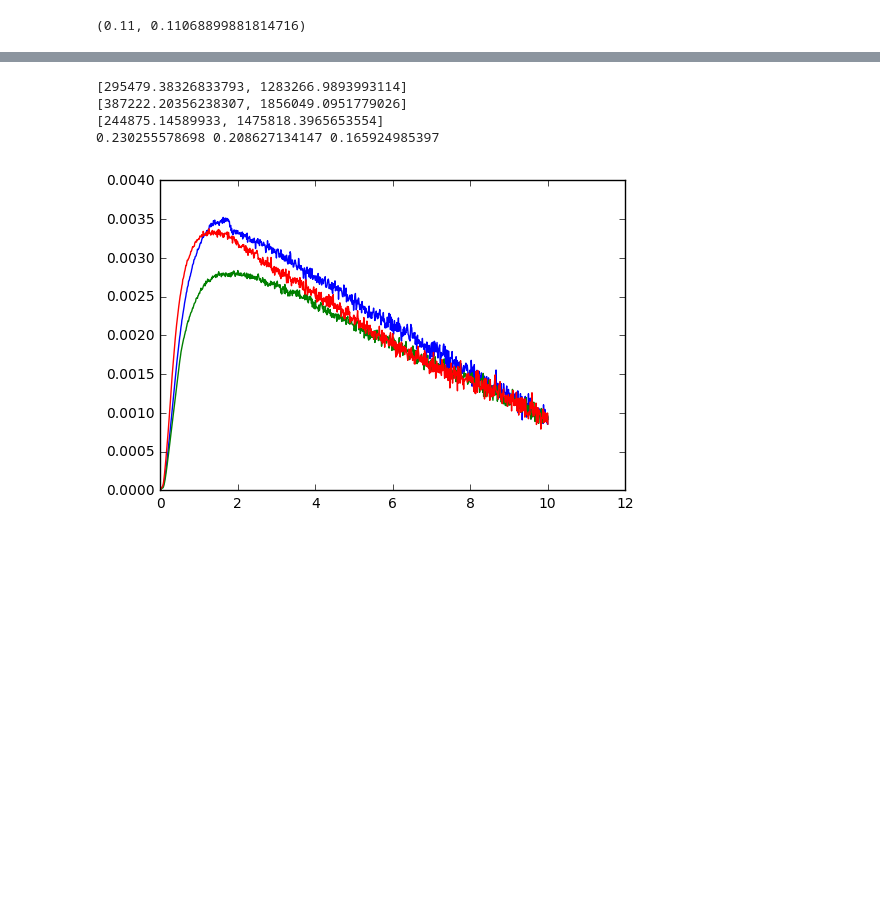
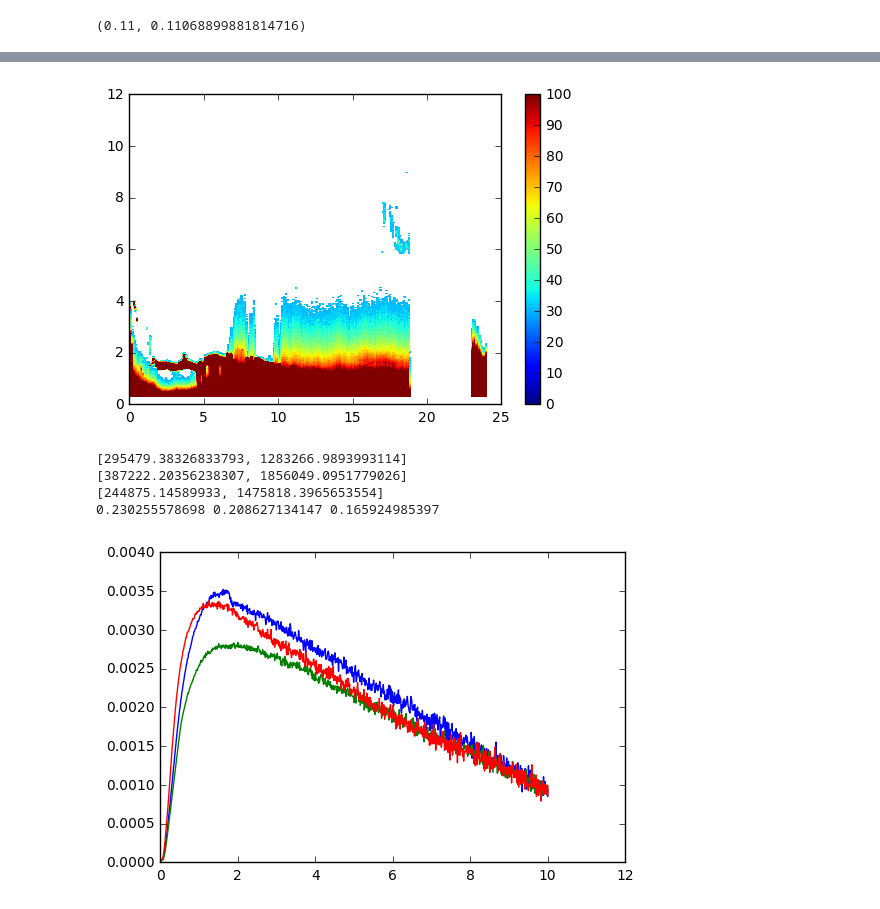
Before and after one commit to cduranalarcon/Lidar_DDU, a Jupyter notebook: Notebooks/System_calibration.ipynb, the cells around one changed output, grey strips where cells are left out. Saved outputs shown, nothing was run; the diff lists cells and outputs as text; code cells hidden in the pictures; blank space fills up the shorter version.

```diff
--- a/Notebooks/System_calibration.ipynb
+++ b/Notebooks/System_calibration.ipynb
@@ -130,3 +254,12 @@ print K1,K2,K3
+# %%
+SNR_par2 = np.ma.masked_where(~((SNR_par>30) & (r>0.3)),SNR_par)
+#SNR_par2 = np.ma.masked_where(~(((SNR_par2) < 0) & ((SNR_par2) >= 0)),SNR_par2)
+
+pylab.pcolor(hours,r,np.transpose(SNR_par2),vmin = 0, vmax = 100)
+pylab.colorbar()
+pylab.show()
+# %% [output]
+[figure, added]
 # %%
 print Cal1[0]
 print Cal2[0]
```
Also changed, not shown: parts of 7 cells of this notebook.
